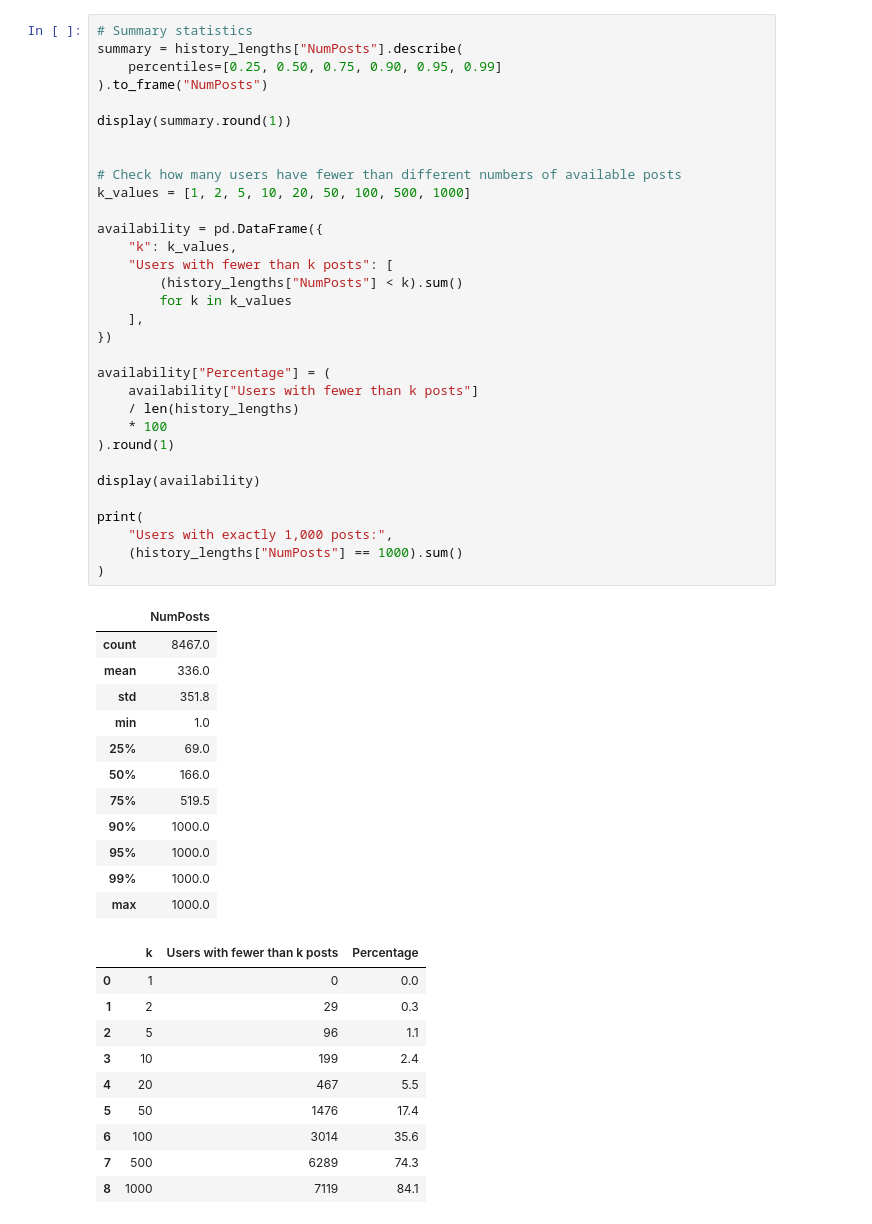
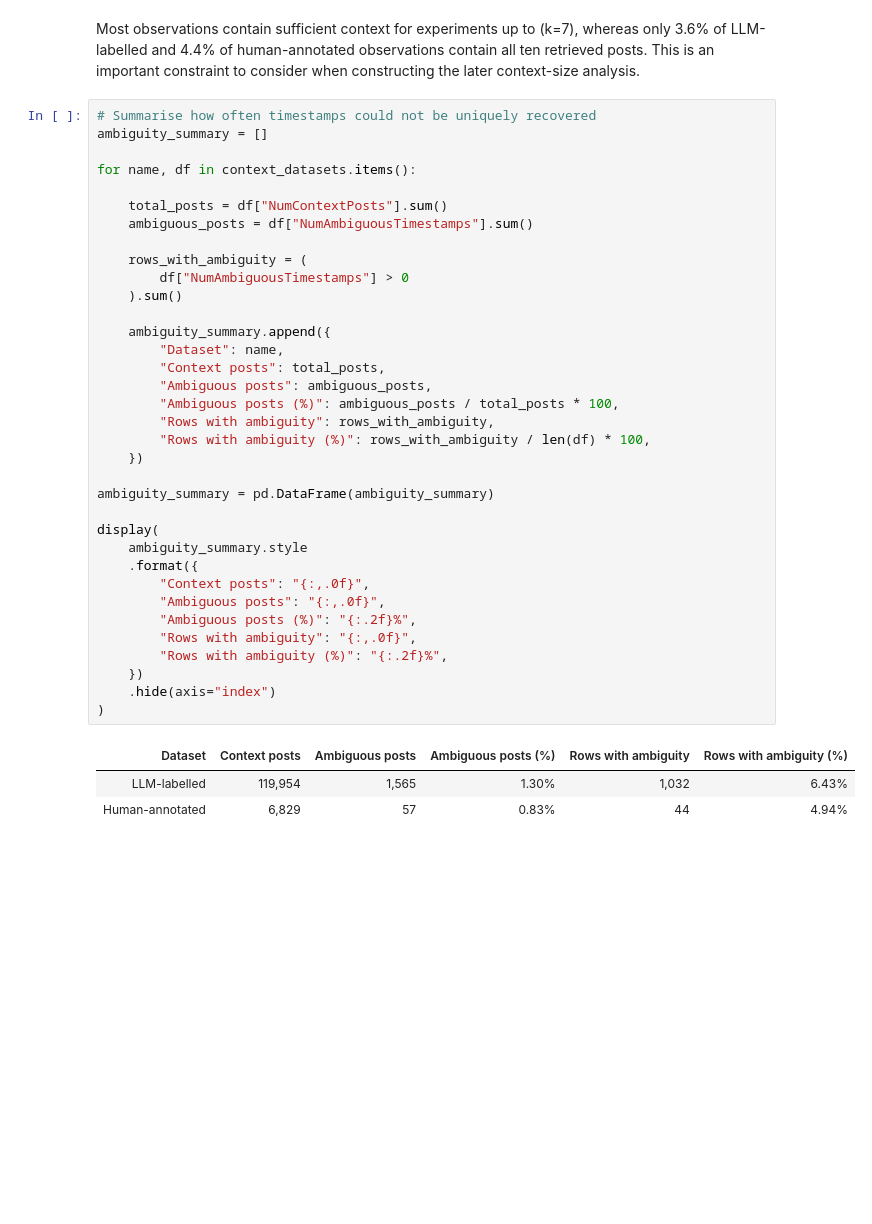
Before and after one commit to jakobtitz/political-stance-detection-analysis, a Jupyter notebook: notebooks/02_data_analysis.ipynb, the cells around one changed output. Saved outputs shown, nothing was run; the diff lists cells and outputs as text; blank space fills up the shorter version.

Commit message:
Restructured data analysis

```diff
--- a/notebooks/02_data_analysis.ipynb
+++ b/notebooks/02_data_analysis.ipynb
@@ -302,55 +482,41 @@ display(history_lengths.head())
+# %% [markdown]
+Most observations contain sufficient context for experiments up to \(k=7\), whereas only 3.6% of LLM-labelled and 4.4% of human-annotated observations contain all ten retrieved posts. This is an important constraint to consider when constructing the later context-size analysis.
 # %%
-# Summary statistics
-summary = history_lengths["NumPosts"].describe(
-    percentiles=[0.25, 0.50, 0.75, 0.90, 0.95, 0.99]
-).to_frame("NumPosts")
+# Summarise how often timestamps could not be uniquely recovered
+ambiguity_summary = []
 
-display(summary.round(1))
+for name, df in context_datasets.items():
 
+    total_posts = df["NumContextPosts"].sum()
+    ambiguous_posts = df["NumAmbiguousTimestamps"].sum()
 
-# Check how many users have fewer than different numbers of available posts
-k_values = [1, 2, 5, 10, 20, 50, 100, 500, 1000]
+    rows_with_ambiguity = (
+        df["NumAmbiguousTimestamps"] > 0
+    ).sum()
 
-availability = pd.DataFrame({
-    "k": k_values,
-    "Users with fewer than k posts": [
-        (history_lengths["NumPosts"] < k).sum()
-        for k in k_values
-    ],
-})
+    ambiguity_summary.append({
+        "Dataset": name,
+        "Context posts": total_posts,
+        "Ambiguous posts": ambiguous_posts,
+        "Ambiguous posts (%)": ambiguous_posts / total_posts * 100,
+        "Rows with ambiguity": rows_with_ambiguity,
+        "Rows with ambiguity (%)": rows_with_ambiguity / len(df) * 100,
+    })
 
-availability["Percentage"] = (
-    availability["Users with fewer than k posts"]
-    / len(history_lengths)
-    * 100
-).round(1)
+ambiguity_summary = pd.DataFrame(ambiguity_summary)
 
-display(availability)
-
-print(
-    "Users with exactly 1,000 posts:",
-    (history_lengths["NumPosts"] == 1000).sum()
+display(
+    ambiguity_summary.style
+    .format({
+        "Context posts": "{:,.0f}",
+        "Ambiguous posts": "{:,.0f}",
+        "Ambiguous posts (%)": "{:.2f}%",
+        "Rows with ambiguity": "{:,.0f}",
+        "Rows with ambiguity (%)": "{:.2f}%",
+    })
+    .hide(axis="index")
 )
 # %% [output]
-|  | NumPosts |
-| count | 8467.0 |
-| mean | 336.0 |
-| std | 351.8 |
-| min | 1.0 |
-| 25% | 69.0 |
-| 50% | 166.0 |
-| 75% | 519.5 |
-| 90% | 1000.0 |
-| 95% | 1000.0 |
-| 99% | 1000.0 |
-| max | 1000.0 |
+| Dataset | Context posts | Ambiguous posts | Ambiguous posts (%) | Rows with ambiguity | Rows with ambiguity (%) |
+| LLM-labelled | 119,954 | 1,565 | 1.30% | 1,032 | 6.43% |
+| Human-annotated | 6,829 | 57 | 0.83% | 44 | 4.94% |
-|  | k | Users with fewer than k posts | Percentage |
-| 0 | 1 | 0 | 0.0 |
-| 1 | 2 | 29 | 0.3 |
-| 2 | 5 | 96 | 1.1 |
-| 3 | 10 | 199 | 2.4 |
-| 4 | 20 | 467 | 5.5 |
-| 5 | 50 | 1476 | 17.4 |
-| 6 | 100 | 3014 | 35.6 |
-| 7 | 500 | 6289 | 74.3 |
-| 8 | 1000 | 7119 | 84.1 |
```
Also changed, not shown: parts of 29 cells of this notebook.
